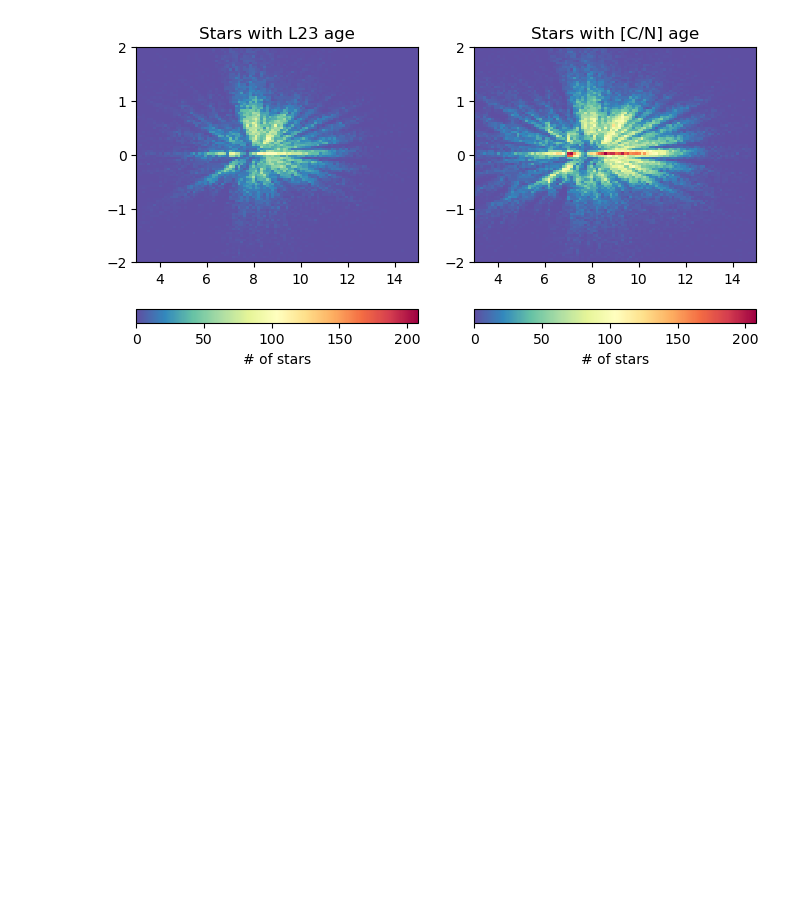
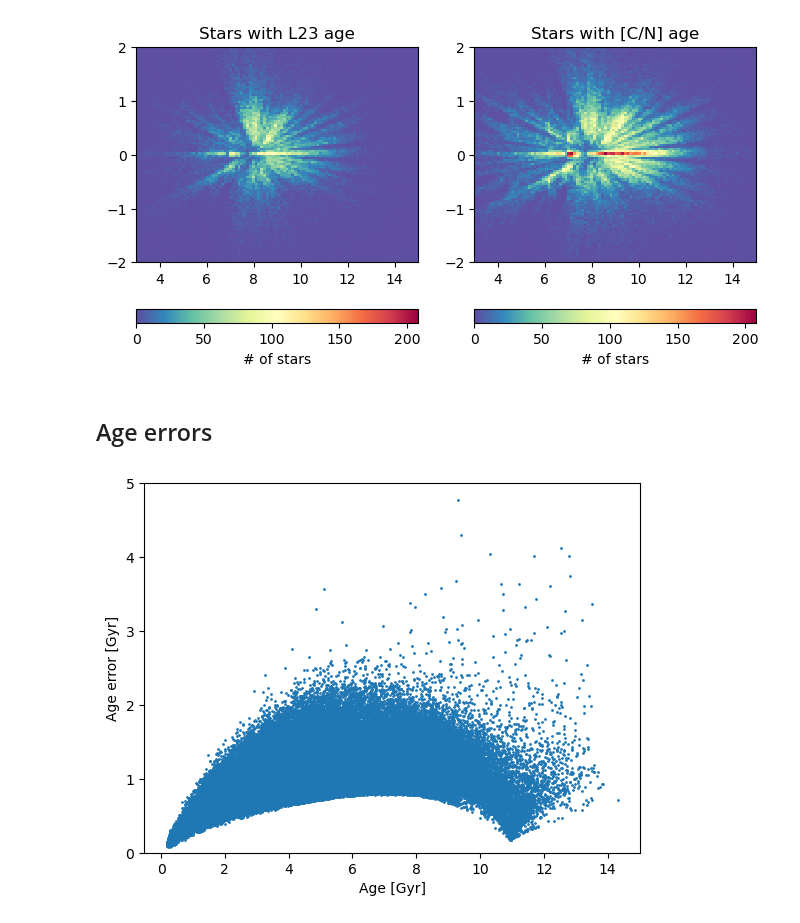
Before and after one commit to lodubay/twoinfall, a Jupyter notebook: src/scripts/ages.ipynb, the cells around one changed output. Drawn from its saved outputs; the diff is of its cells as text; code cells hidden in the pictures; blank space fills up the shorter version.

```diff
--- a/src/scripts/ages.ipynb
+++ b/src/scripts/ages.ipynb
@@ -83,3 +83,14 @@ axs[0].set_title('Stars with L23 age')
 plt.show()
 # %% [output]
 [figure]
+# %% [markdown]
+## Age errors
+# %%
+fig, ax = plt.subplots()
+ax.scatter(sample('CN_AGE'), sample('CN_AGE_ERR'), s=1)
+ax.set_ylim((0, 5))
+ax.set_xlabel('Age [Gyr]')
+ax.set_ylabel('Age error [Gyr]')
+plt.show()
+# %% [output]
+[figure, added]
```
Also changed, not shown: parts of 3 cells of this notebook, 2 other files.
